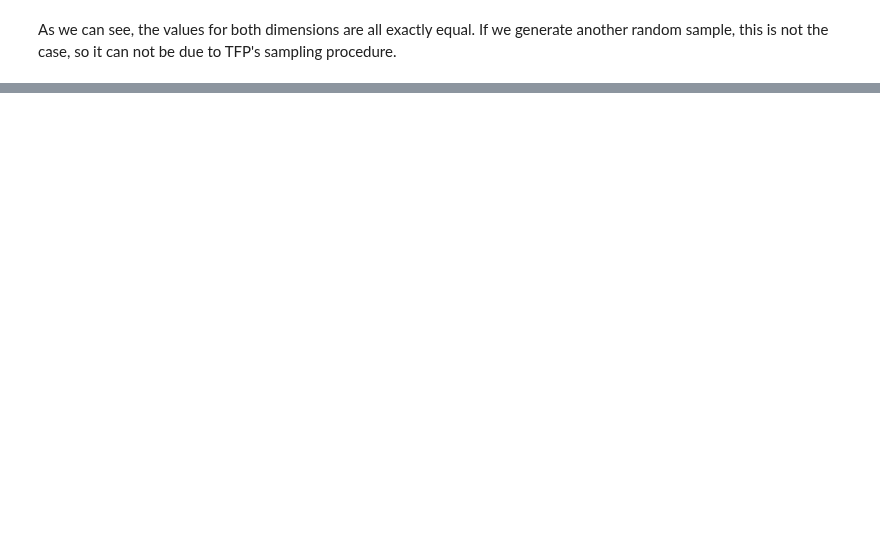
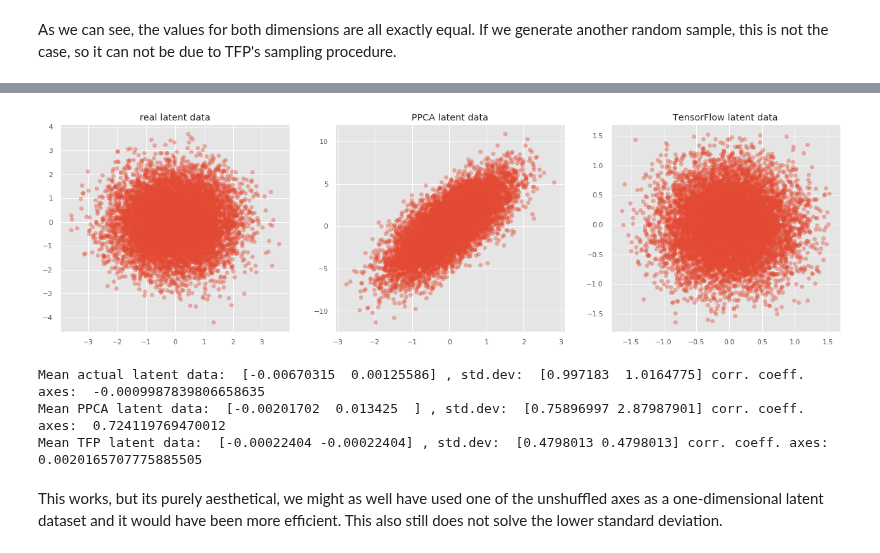
Before and after one commit to tobias-beers/RNA_visualization, a Jupyter notebook: Code/TensorFlow/PPCA_part2.ipynb, the cells around one changed output, grey strips where cells are left out. Drawn from its saved outputs; the diff is of its cells as text; code cells hidden in the pictures; blank space fills up the shorter version.

```diff
--- a/Code/TensorFlow/PPCA_part2.ipynb
+++ b/Code/TensorFlow/PPCA_part2.ipynb
@@ -274,0 +305,26 @@ Now $\bar{x}$ and $\bar{z}$ are both very off and the correlation problem still
+# %%
+fig = plt.figure(figsize=(22,6))
+ax = fig.add_subplot(1,3,1)
+ax.scatter(actual_z[0,:], actual_z[1,:], alpha=0.4)
+ax.set_title('real latent data')
+ax = fig.add_subplot(1,3,2)
+ax.scatter(z_ppca[0,:], z_ppca[1,:], alpha=0.4)
+ax.set_title('PPCA latent data')
+ax = fig.add_subplot(1,3,3)
+ax.scatter(z[0,:], z[1,:], alpha=0.4)
+ax.set_title('TensorFlow latent data')
+plt.show()
+
+print('Mean actual latent data: ', np.mean(actual_z, axis=1), ', std.dev: ', np.std(actual_z, axis=1), 'corr. coeff. axes: ',
+      np.corrcoef(actual_z[0,:],actual_z[1,:])[0,1])
+print('Mean PPCA latent data: ', np.mean(z_ppca, axis=1), ', std.dev: ', np.std(z_ppca, axis=1), 'corr. coeff. axes: ',
+      np.corrcoef(z_ppca[0,:],z_ppca[1,:])[0,1])
+print('Mean TFP latent data: ', np.mean(z, axis=1), ', std.dev: ', np.std(z, axis=1), 'corr. coeff. axes: ',
+      np.corrcoef(z[0,:],z[1,:])[0,1])
+# %% [output]
+[figure, added]
+Mean actual latent data:  [-0.00670315  0.00125586] , std.dev:  [0.997183  1.0164775] corr. coeff. axes:  -0.0009987839806658635
+Mean PPCA latent data:  [-0.00201702  0.013425  ] , std.dev:  [0.75896997 2.87987901] corr. coeff. axes:  0.724119769470012
+Mean TFP latent data:  [-0.00022404 -0.00022404] , std.dev:  [0.4798013 0.4798013] corr. coeff. axes:  0.0020165707775885505
+# %% [markdown]
+This works, but its purely aesthetical, we might as well have used one of the unshuffled axes as a one-dimensional latent dataset and it would have been more efficient. This also still does not solve the lower standard deviation.
```
Also changed, not shown: parts of 13 cells of this notebook.
